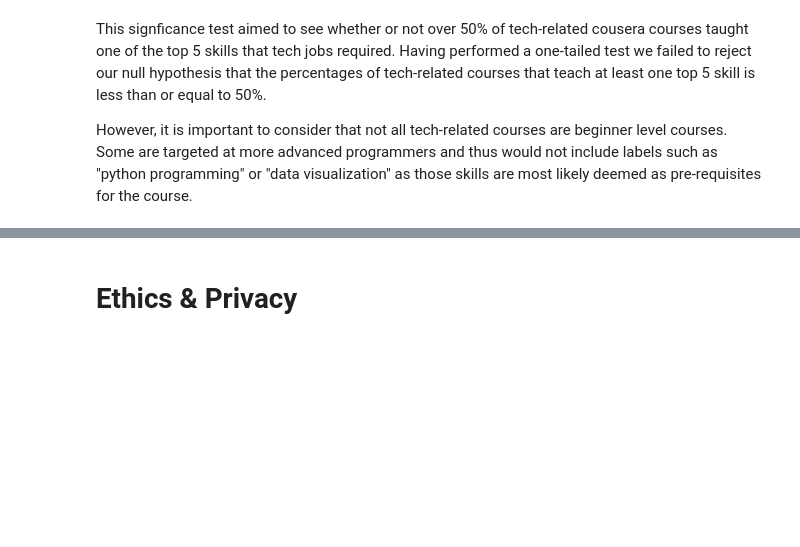
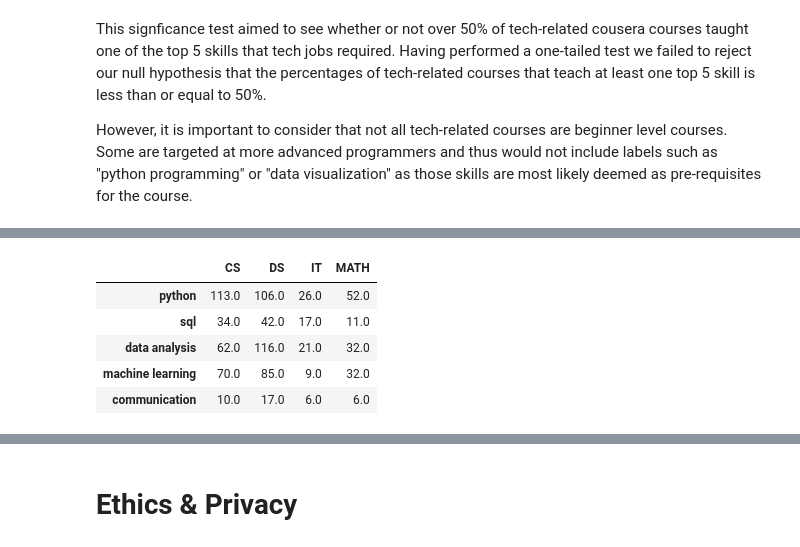
Before and after one commit to charvishukla/linkedIn-job-skills-coursera-analysis, a Jupyter notebook: EDACheckpoint_Group050_WI24.ipynb, the cells around one changed output, grey strips where cells are left out. Saved outputs shown, nothing was run; the diff lists cells and outputs as text; code cells hidden in the pictures; blank space fills up the shorter version.

```diff
--- a/EDACheckpoint_Group050_WI24.ipynb
+++ b/EDACheckpoint_Group050_WI24.ipynb
@@ -656,0 +708,23 @@ However, it is important to consider that not all tech-related courses are begin
+# %%
+# Counting skills taught in each sub-category
+CS_skill_counts = CS_courses['skill'].value_counts()
+DS_skill_counts = DS_courses['skill'].value_counts()
+IT_skill_counts = IT_courses['skill'].value_counts()
+MATH_skill_counts = MATH_courses['skill'].value_counts()
+
+# a new data frame that combines these counts into a table
+course_skills_table = pd.DataFrame({
+    'CS': CS_skill_counts,
+    'DS': DS_skill_counts,
+    'IT': IT_skill_counts,
+    'MATH': MATH_skill_counts
+}).reindex(top_5_js).fillna(0)  # use reindex to ensure the skills are in the order of the list
+
+course_skills_table
+# %% [output]
+|  | CS | DS | IT | MATH |
+| python | 113.0 | 106.0 | 26.0 | 52.0 |
+| sql | 34.0 | 42.0 | 17.0 | 11.0 |
+| data analysis | 62.0 | 116.0 | 21.0 | 32.0 |
+| machine learning | 70.0 | 85.0 | 9.0 | 32.0 |
+| communication | 10.0 | 17.0 | 6.0 | 6.0 |
```
Also changed, not shown: parts of 25 cells of this notebook.
